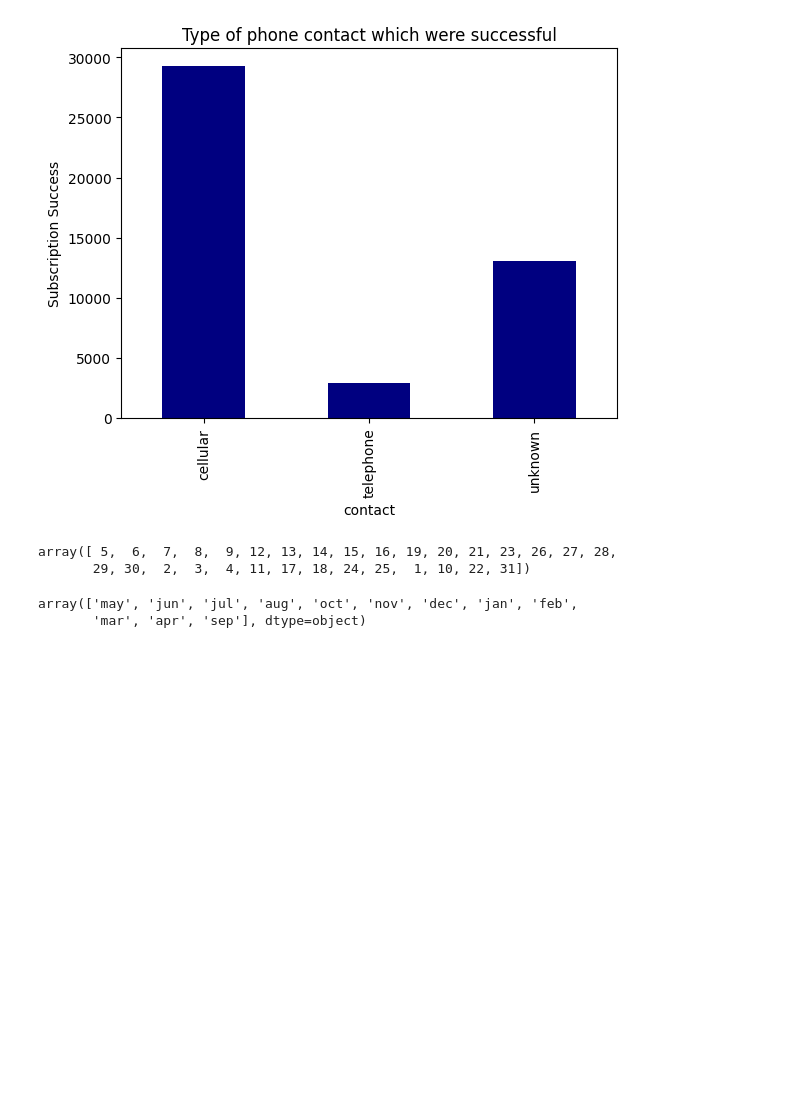
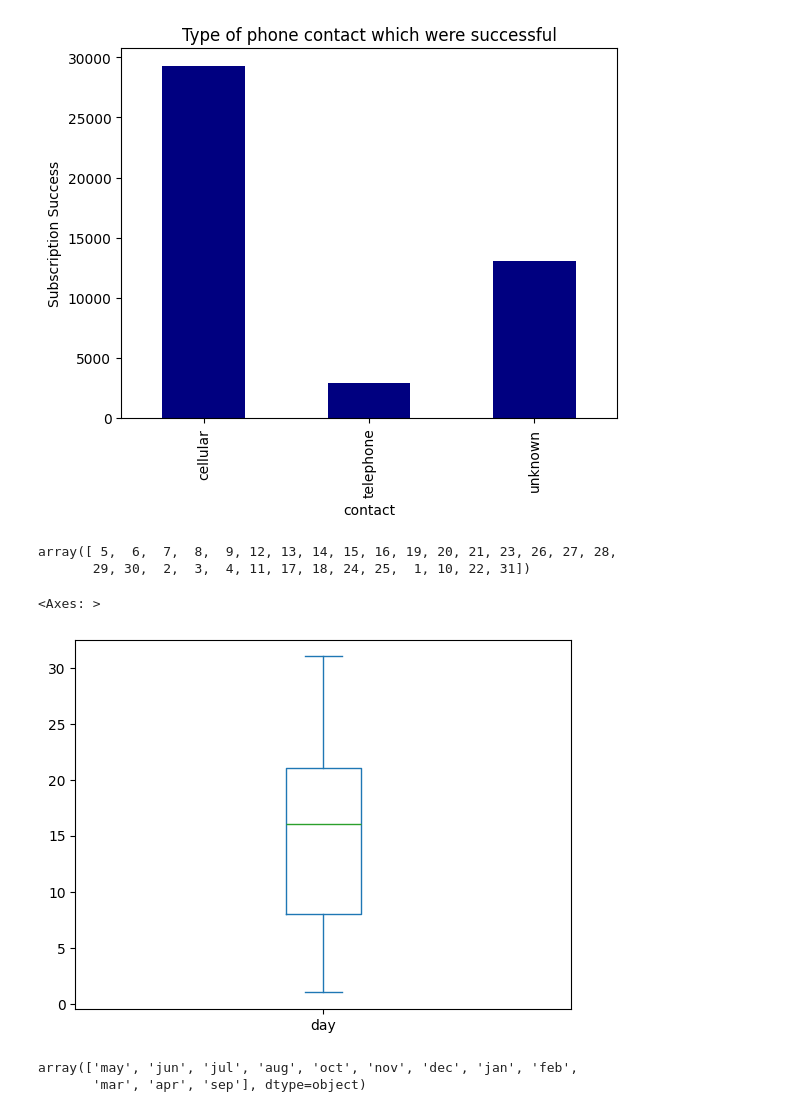
Before and after one commit to dhanishgb/DhanishtaBabooramHackathon1-143, a Jupyter notebook: BankCampaign Data Analysis.ipynb, the cells around one changed output. Saved outputs shown, nothing was run; the diff lists cells and outputs as text; code cells hidden in the pictures; blank space fills up the shorter version.

```diff
--- a/BankCampaign Data Analysis.ipynb
+++ b/BankCampaign Data Analysis.ipynb
@@ -325,3 +325,8 @@ df['day'].unique() #numeric
 # %% [output]
 array([ 5,  6,  7,  8,  9, 12, 13, 14, 15, 16, 19, 20, 21, 23, 26, 27, 28,
        29, 30,  2,  3,  4, 11, 17, 18, 24, 25,  1, 10, 22, 31])
+# %%
+df['day'].plot(kind='box')
+# %% [output]
+<Axes: >
+[figure, added]
```
Also changed, not shown: parts of 14 cells of this notebook.
